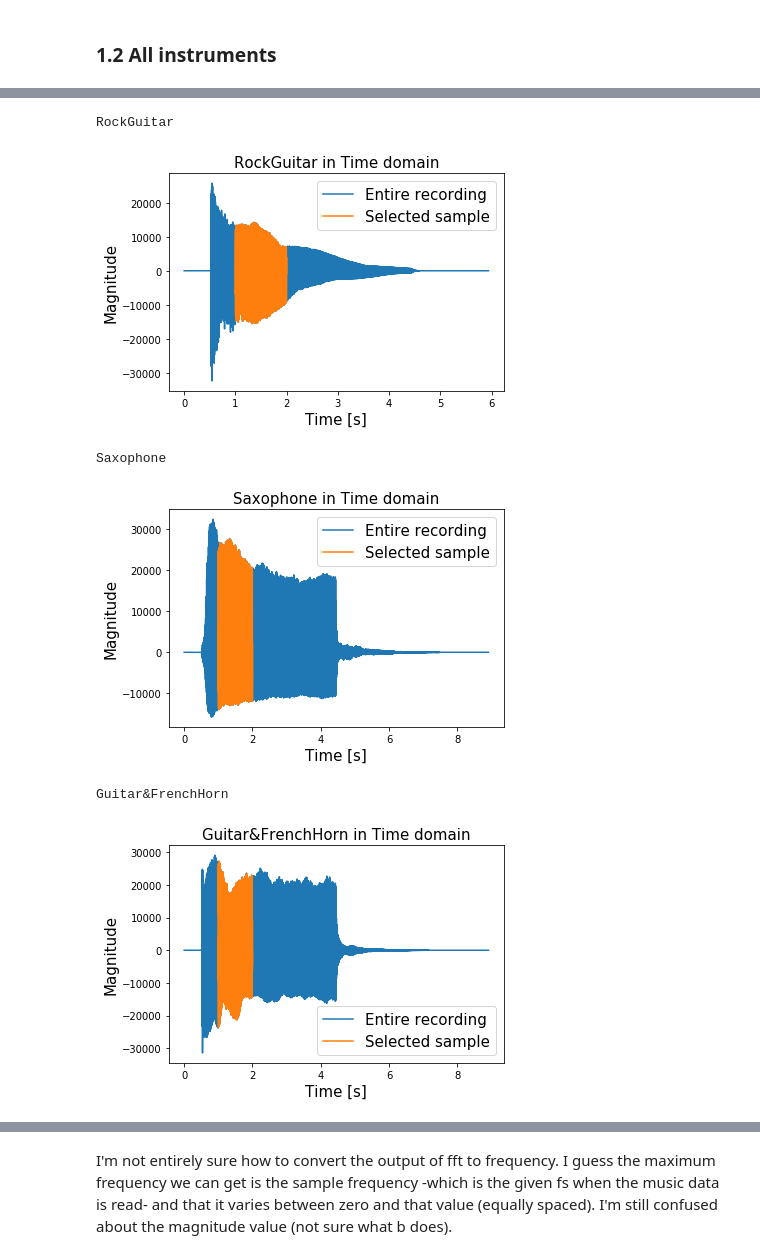
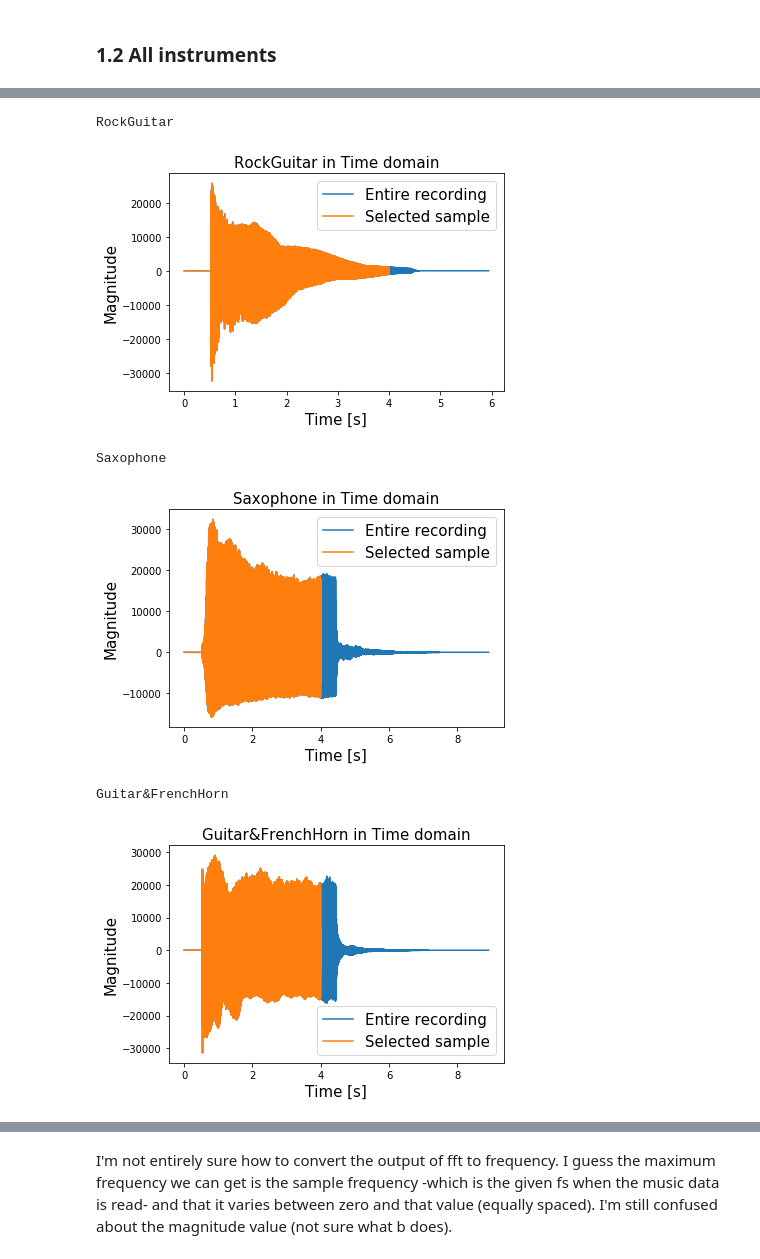
Before and after one commit to AM205-Final-Project/InstrumentClassification, a Jupyter notebook: Trial.ipynb, the cells around one changed output, grey strips where cells are left out. Cells and saved outputs as stored; diff of their text form; code cells hidden in the pictures.

```diff
--- a/Trial.ipynb
+++ b/Trial.ipynb
@@ -168,8 +169,8 @@ fs, data = wavfile.read('sounds/'+instrument+'.wav') # load the data
 freqs[instrument] = fs
 
 # sample selected = 0.7 to 2 sec
-start = int(0.7*fs)
-end = 2*fs
+start = 0*fs
+end = 4*fs
 samples[instrument] = data.T[0][start:end]
 t_length = data.shape[0]
 plt.plot(np.linspace(0,t_length/fs, t_length), data.T[0], label = 'Entire recording')
@@ -191,8 +192,8 @@ fs, data = wavfile.read('sounds/'+instrument+'.wav') # load the data
 freqs[instrument] = fs
 
 # sample selected = 0.7 to 2 sec
-start = int(0.7*fs)
-end = 2*fs
+start = 0*fs
+end = 4*fs
 samples[instrument] = data.T[0][start:end]
 t_length = data.shape[0]
 plt.plot(np.linspace(0,t_length/fs, t_length), data.T[0], label = 'Entire recording')
@@ -213,8 +214,8 @@ fs, data = wavfile.read('sounds/'+instrument+'.wav') # load the data
 freqs[instrument] = fs
 
 # sample selected = 1 to 2 sec
-start = 1*fs
-end = 2*fs
+start = 0*fs
+end = 4*fs
 samples[instrument] = data.T[0][start:end]
 t_length = data.shape[0]
 plt.plot(np.linspace(0,t_length/fs, t_length), data.T[0], label = 'Entire recording')
@@ -226,7 +227,7 @@ plt.legend(fontsize = 15)
 plt.show()
 # %% [output]
 RockGuitar
-[figure, old version]
+[figure, new version]
 # %%
 plt.figure()
 instrument = instruments[8]
@@ -235,8 +236,8 @@ fs, data = wavfile.read('sounds/'+instrument+'.wav') # load the data
 freqs[instrument] = fs
 
 # sample selected = 1 to 2 sec
-start = 1*fs
-end = 2*fs
+start = 0*fs
+end = 4*fs
 samples[instrument] = data.T[0][start:end]
 t_length = data.shape[0]
 plt.plot(np.linspace(0,t_length/fs, t_length), data.T[0], label = 'Entire recording')
@@ -248,26 +249,26 @@ plt.legend(fontsize = 15)
 plt.show()
 # %% [output]
 Saxophone
-[figure, old version]
+[figure, new version]
 # %%
 plt.figure()
 instrument = instruments[9]
 print(instrument)
 fs, data = wavfile.read('sounds/'+instrument+'.wav') # load the data
 freqs[instrument] = fs
 
 # sample selected = 1 to 2 sec
-start = 1*fs
-end = 2*fs
+start = 0*fs
+end = 4*fs
 samples[instrument] = data.T[0][start:end]
 t_length = data.shape[0]
 plt.plot(np.linspace(0,t_length/fs, t_length), data.T[0], label = 'Entire recording')
 plt.plot(np.linspace(start/fs, end/fs, (end-start)), samples[instrument], label = 'Selected sample')
 plt.title(instrument + ' in Time domain', fontsize = 15)
 plt.xlabel('Time [s]', fontsize = 15)
 plt.ylabel('Magnitude', fontsize = 15)
 plt.legend(fontsize = 15)
 plt.show()
 # %% [output]
 Guitar&FrenchHorn
-[figure, old version]
+[figure, new version]
```
Also changed, not shown: parts of 32 cells of this notebook.
